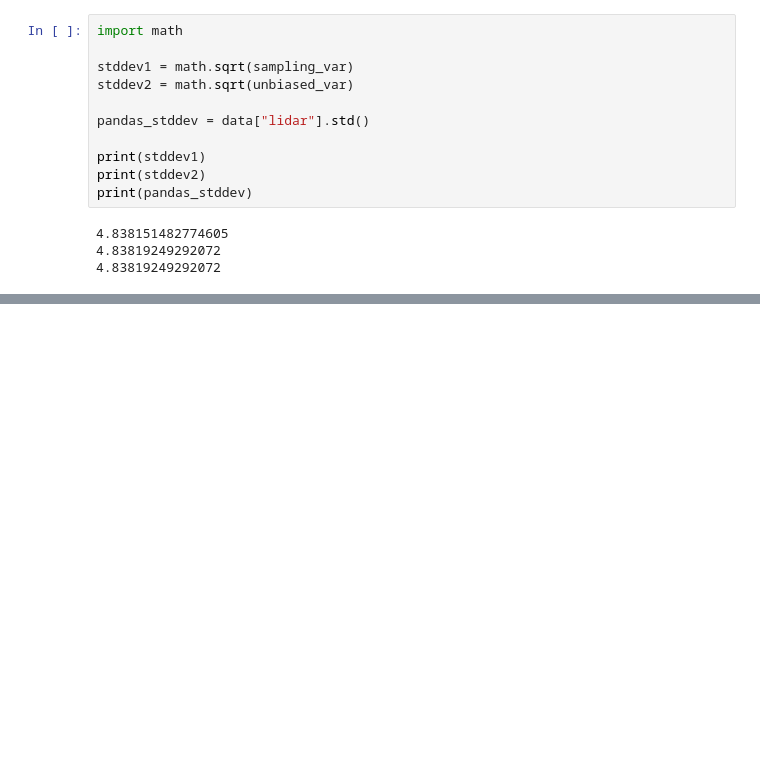
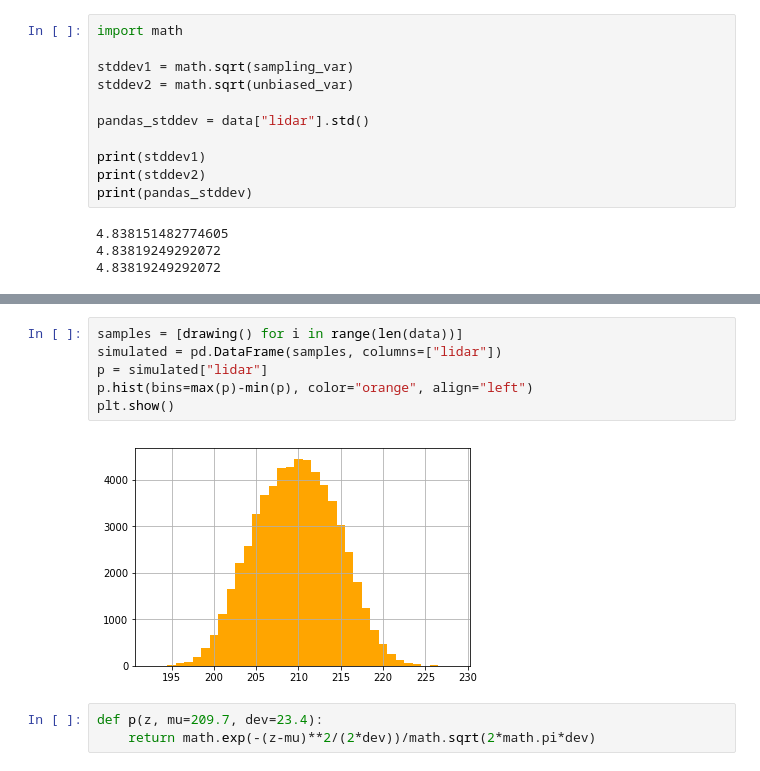
Before and after one commit to m-suigun/training, a Jupyter notebook: section_sensor/lidar_200.ipynb, the cells around one changed output, grey strips where cells are left out. Saved outputs shown, nothing was run; the diff lists cells and outputs as text; blank space fills up the shorter version.

```diff
--- a/section_sensor/lidar_200.ipynb
+++ b/section_sensor/lidar_200.ipynb
@@ -101,0 +138,11 @@ print(pandas_stddev)
+# %%
+samples = [drawing() for i in range(len(data))]
+simulated = pd.DataFrame(samples, columns=["lidar"])
+p = simulated["lidar"]
+p.hist(bins=max(p)-min(p), color="orange", align="left")
+plt.show()
+# %% [output]
+[figure, added]
+# %%
+def p(z, mu=209.7, dev=23.4):
+    return math.exp(-(z-mu)**2/(2*dev))/math.sqrt(2*math.pi*dev)
```
Also changed, not shown: parts of 9 cells of this notebook, 3 other files.
